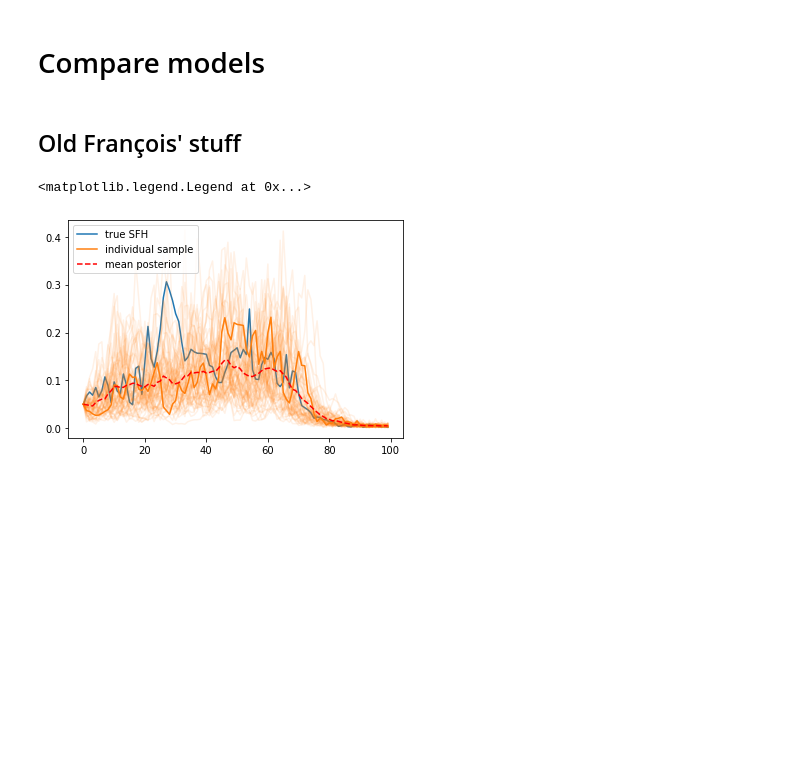
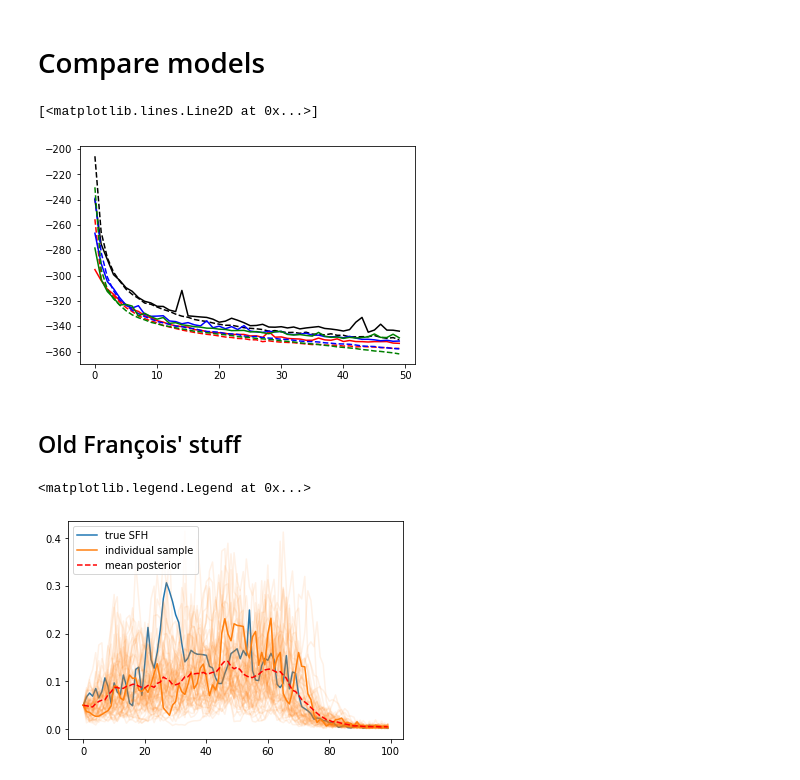
Before and after one commit to EiffL/sfh-inference-hackathon, a Jupyter notebook: notebooks/PixelCNN_tng100_compare_cond_NC.ipynb, the cells around one changed output. Saved outputs shown, nothing was run; the diff lists cells and outputs as text; code cells hidden in the pictures; blank space fills up the shorter version.

```diff
--- a/notebooks/PixelCNN_tng100_compare_cond_NC.ipynb
+++ b/notebooks/PixelCNN_tng100_compare_cond_NC.ipynb
@@ -504,7 +531,7 @@ def preprocessing_mass_asinh(example):
     tiler = tf.constant([100])
     mass = tf.reshape(tf.tile(mass, tiler),(-1,100,1))
     mass_half = tf.reshape(tf.tile(mass_half, tiler),(-1,100,1))
-    sfr = tf.math.tanh(tf.math.asinh(tf.reshape(example['SFR_Max'],(-1,100,1))/40))
+    sfr = tf.math.tanh(tf.math.asinh(tf.reshape(example['SFR_Max'],(-1,100,1))/40)) + 1e-3
     #  + 1e-3 + 0.005*tf.math.softplus(tf.random.normal(shape=[64,100,1]))
     res = tf.concat([sfr, mass, mass_half], axis=2)
     return res, sfr
@@ -625,7 +652,7 @@ def generate_model_mass_cond(n_timesteps, *, n_channels=1, n_components=2, kerne
                           concentration0=tf.math.softplus(t[..., 1])+1e-3)
                     )(net)
 
-    pixel_cnn = keras.models.Model(inputs=[input_sfh],
+    pixel_cnn = keras.models.Model(inputs=input_sfh,
                                   outputs=net)
 
     # Use the negative log-likelihood as loss function.
@@ -666,16 +693,18 @@ _________________________________________________________________
 3. Training
 # %%
 batch_size = 32
-epochs = 2
+epochs = 50
 
 dtrain_m = mass_input_pipeline(mode='train', batch_size=batch_size, dataset_name='tng100', data_dir=data_dir)
 dval_m = mass_input_pipeline(mode='val', batch_size=batch_size, dataset_name='tng100', data_dir=data_dir)
 
-sample = next(dtrain_m.as_numpy_iterator())
-print(sample[0].shape, len(sample))
-1/0
+#sample = next(dtrain_m.as_numpy_iterator())
+#print(sample[0].shape, len(sample))
+
 hist_mass_cond = pixel_cnn_mass.fit(dtrain_m,
                      epochs=epochs,
                      steps_per_epoch=1000,
                      validation_data=dval_m)
+
+json.dump(hist_mass_cond.history, open('./histories/history_mass_cond.json', 'w'))
 # %% [output]
@@ -687,7 +743,7 @@ ZeroDivisionError: division by zero
 1. Preprocessing
 # %%
 def preprocessing_vanilla(example):
-    sfr = tf.math.tanh(tf.math.asinh(tf.reshape(example['SFR_Max'],(-1,100,1))/40))
+    sfr = tf.math.tanh(tf.math.asinh(tf.reshape(example['SFR_Max'],(-1,100,1))/40)) + 1e-3
     return sfr, sfr
 
 def vanilla_input_pipeline(mode='train', batch_size=64,
@@ -837,14 +947,20 @@ hist_vanilla = pixel_cnn_vanilla.fit(dtrain_vanilla,
 # %% [markdown]
 # Compare models
 # %%
+hist_image_cond = json.load(open('./histories/history_image_cond.json','r'))
+
+
 plt.plot(hist_vanilla.history['val_loss'], 'r')
 plt.plot(hist_vanilla.history['loss'], '--r')
-plt.plot(hist_mass_cond.history['val_loss'], 'o')
-plt.plot(hist_mass_cond.history['loss'], '--o')
+plt.plot(hist_mass_cond.history['val_loss'], 'k')
+plt.plot(hist_mass_cond.history['loss'], '--k')
 plt.plot(hist_sed_cond.history['val_loss'], 'b')
 plt.plot(hist_sed_cond.history['loss'], '--b')
-plt.plot(hist_image_cond.history['val_loss'], 'g')
-plt.plot(hist_image_cond.history['loss'], '--g')
+plt.plot(hist_image_cond['val_loss'], 'g')
+plt.plot(hist_image_cond['loss'], '--g')
+# %% [output]
+[<matplotlib.lines.Line2D at 0x...>]
+[figure, added]
 # %% [markdown]
 ## Old François' stuff
 # %%
```
Also changed, not shown: parts of 10 cells of this notebook.
